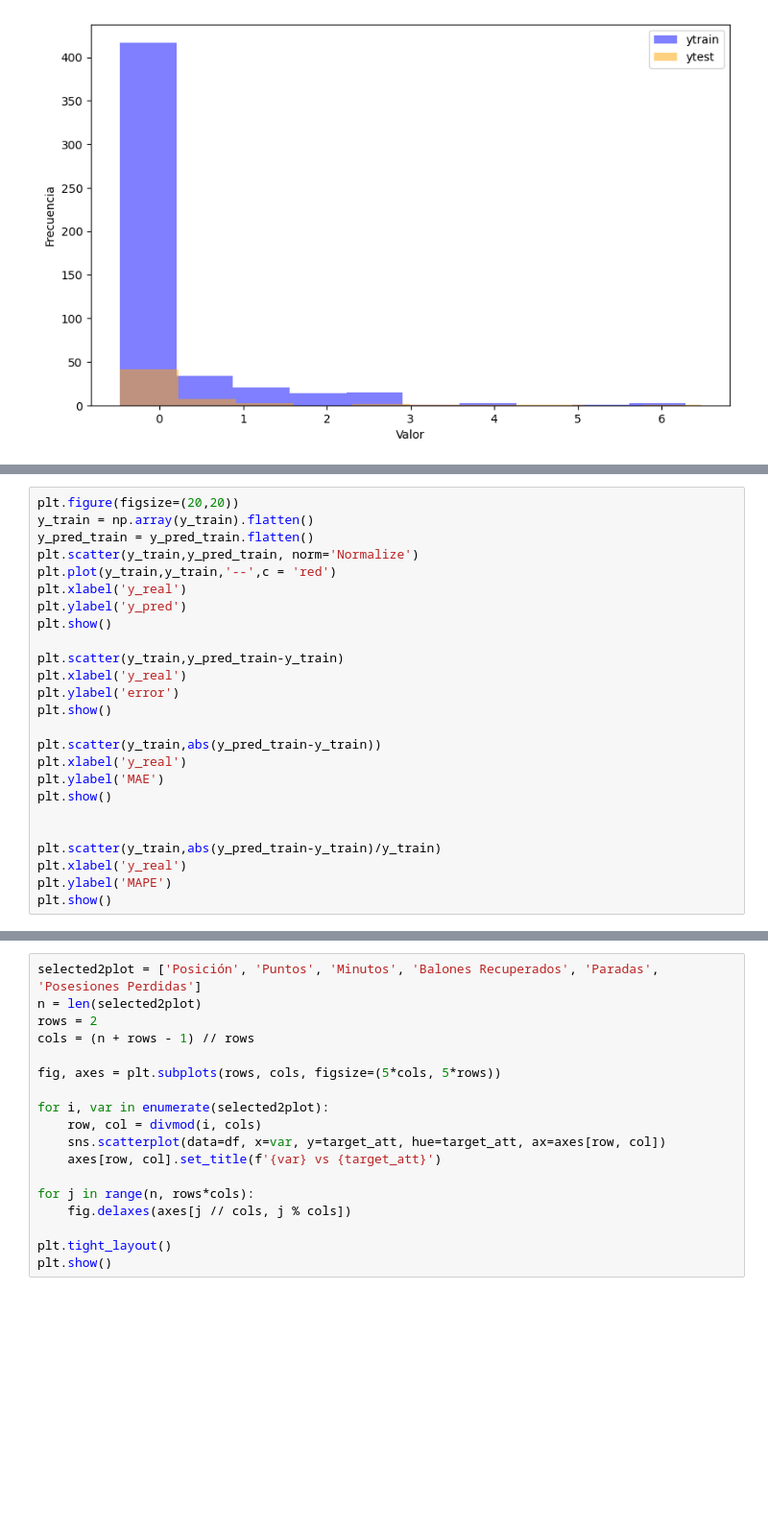
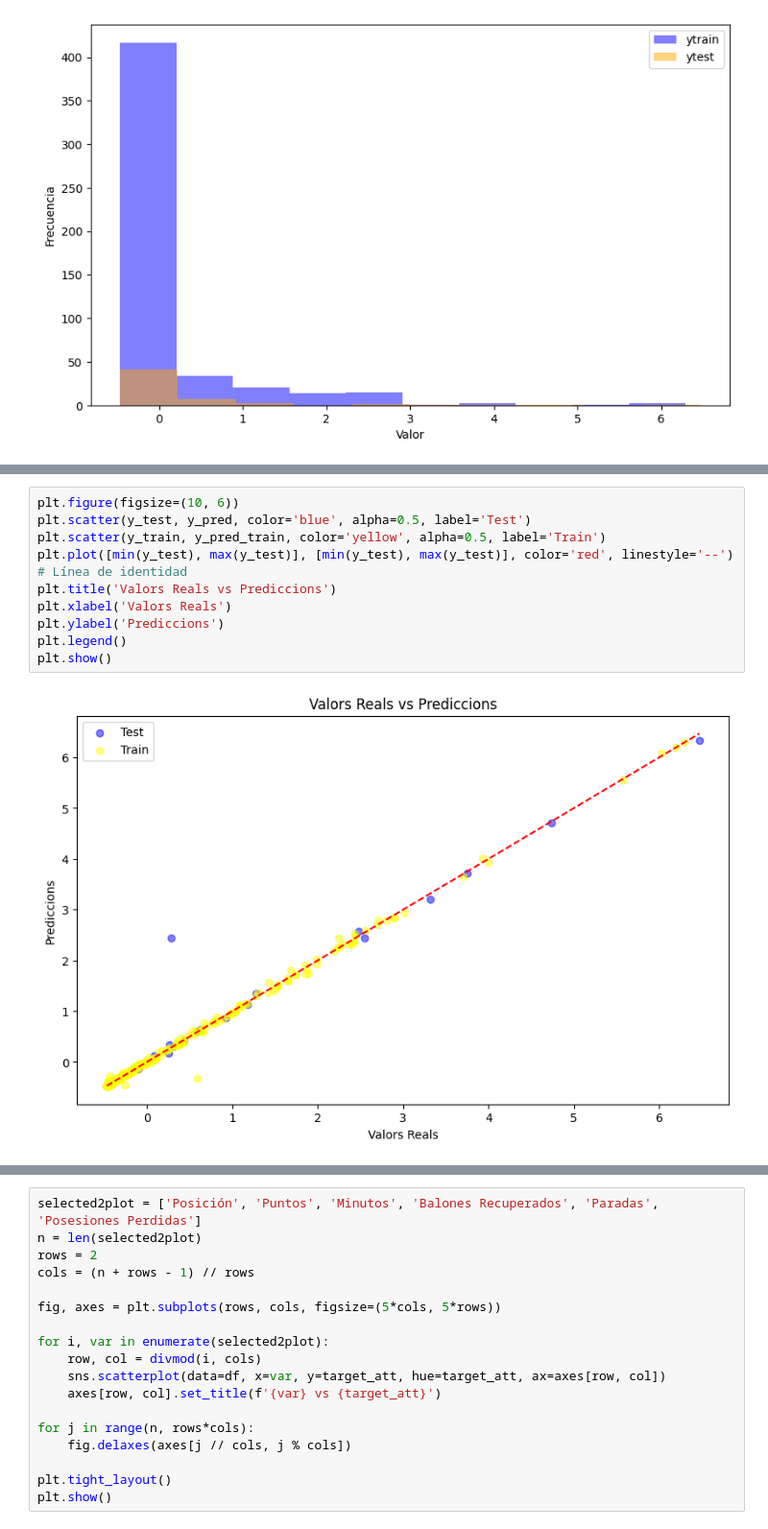
Before and after one commit to SantiMiquel/FantasyRegression, a Jupyter notebook: fantasy.ipynb, the cells around one changed output, grey strips where cells are left out. Shown at 96% size. Drawn from its saved outputs; the diff is of its cells as text; blank space fills up the shorter version.

Commit message:
Plots afegits

```diff
--- a/fantasy.ipynb
+++ b/fantasy.ipynb
@@ -160,25 +160,0 @@ print (r2_train,r2_test)
-# %%
-plt.figure(figsize=(20,20))
-y_train = np.array(y_train).flatten()
-y_pred_train = y_pred_train.flatten()
-plt.scatter(y_train,y_pred_train, norm='Normalize')
-plt.plot(y_train,y_train,'--',c = 'red')
-plt.xlabel('y_real')
-plt.ylabel('y_pred')
-plt.show()
-
-plt.scatter(y_train,y_pred_train-y_train)
-plt.xlabel('y_real')
-plt.ylabel('error')
-plt.show()
-
-plt.scatter(y_train,abs(y_pred_train-y_train))
-plt.xlabel('y_real')
-plt.ylabel('MAE')
-plt.show()
-
-
-plt.scatter(y_train,abs(y_pred_train-y_train)/y_train)
-plt.xlabel('y_real')
-plt.ylabel('MAPE')
-plt.show()
@@ -189,0 +161,12 @@ plt.show()
+# %%
+plt.figure(figsize=(10, 6))
+plt.scatter(y_test, y_pred, color='blue', alpha=0.5, label='Test')
+plt.scatter(y_train, y_pred_train, color='yellow', alpha=0.5, label='Train')
+plt.plot([min(y_test), max(y_test)], [min(y_test), max(y_test)], color='red', linestyle='--')  # Línea de identidad
+plt.title('Valors Reals vs Prediccions')
+plt.xlabel('Valors Reals')
+plt.ylabel('Prediccions')
+plt.legend()
+plt.show()
+# %% [output]
+[figure, added]
```
Also changed, not shown: parts of 18 cells of this notebook.
